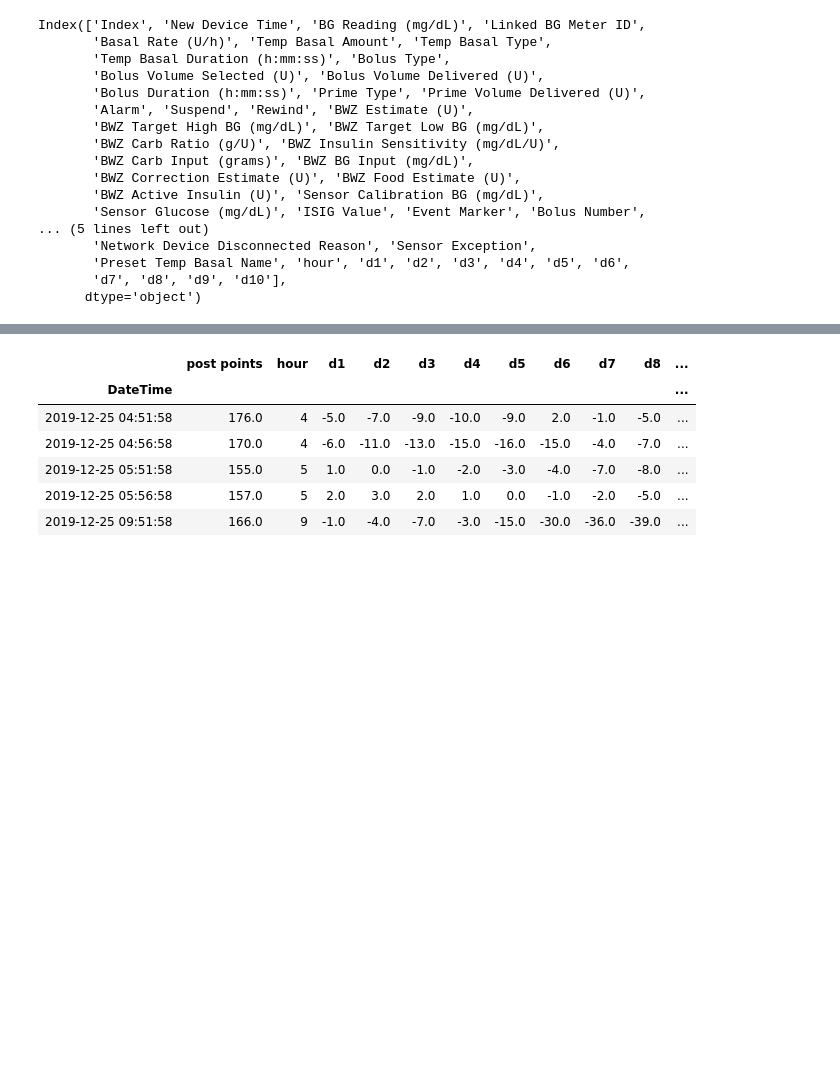
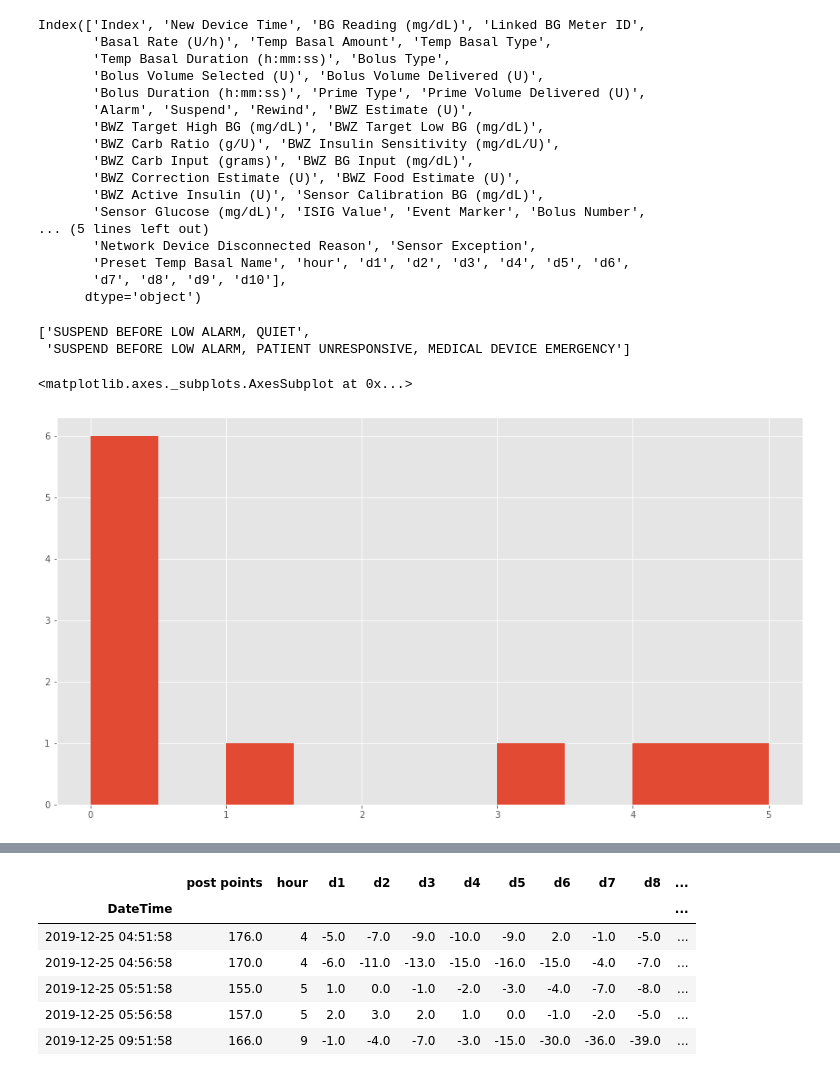
Before and after one commit to gmagannaDevelop/Diabetes-Analysis, a Jupyter notebook: Exploratory.ipynb, the cells around one changed output, grey strips where cells are left out. Cells and saved outputs as stored; diff of their text form; code cells hidden in the pictures; blank space fills up the shorter version.

```diff
--- a/Exploratory.ipynb
+++ b/Exploratory.ipynb
@@ -115,4 +106,19 @@ Index(['Index', 'New Device Time', 'BG Reading (mg/dL)', 'Linked BG Meter ID',
        'Preset Temp Basal Name', 'hour', 'd1', 'd2', 'd3', 'd4', 'd5', 'd6',
        'd7', 'd8', 'd9', 'd10'],
       dtype='object')
+# %%
+keyword = 'SUSPEND BEFORE LOW'
+alarms  = []
+for i in y.Alarm.dropna().unique().tolist():
+    if keyword in i:
+        alarms.append(i)
+alarms
+# %% [output]
+['SUSPEND BEFORE LOW ALARM, QUIET',
+ 'SUSPEND BEFORE LOW ALARM, PATIENT UNRESPONSIVE, MEDICAL DEVICE EMERGENCY']
+# %%
+y[ y.Alarm == 'SUSPEND BEFORE LOW ALARM, QUIET' ].hour.hist()
+# %% [output]
+<matplotlib.axes._subplots.AxesSubplot at 0x...>
+[figure, added]
 # %%
```
Also changed, not shown: parts of 9 cells of this notebook, 1 other file.
